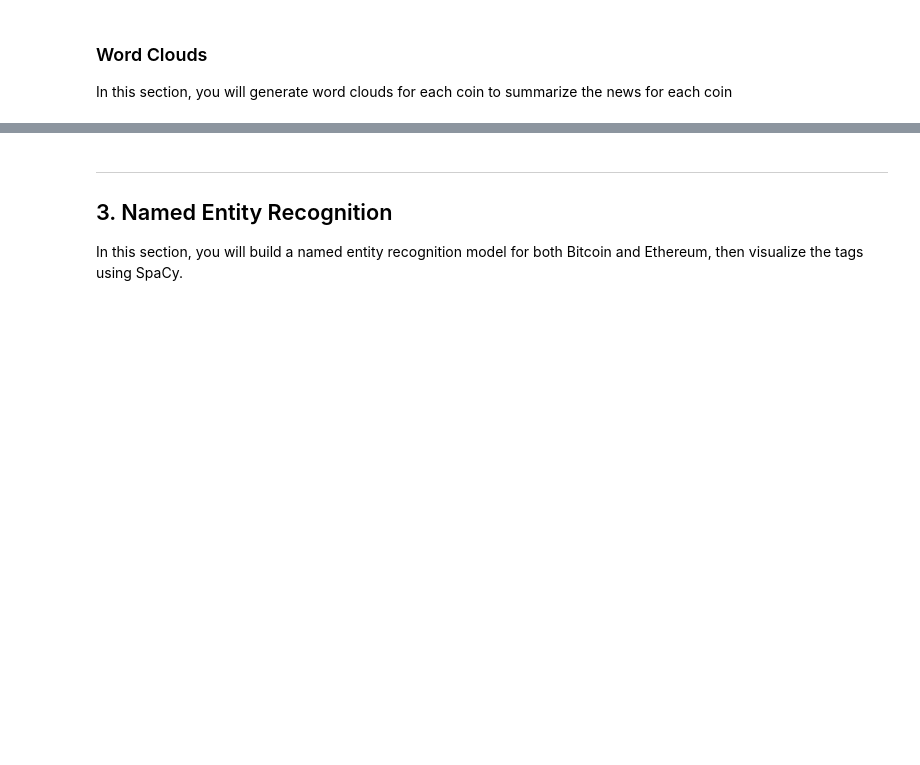
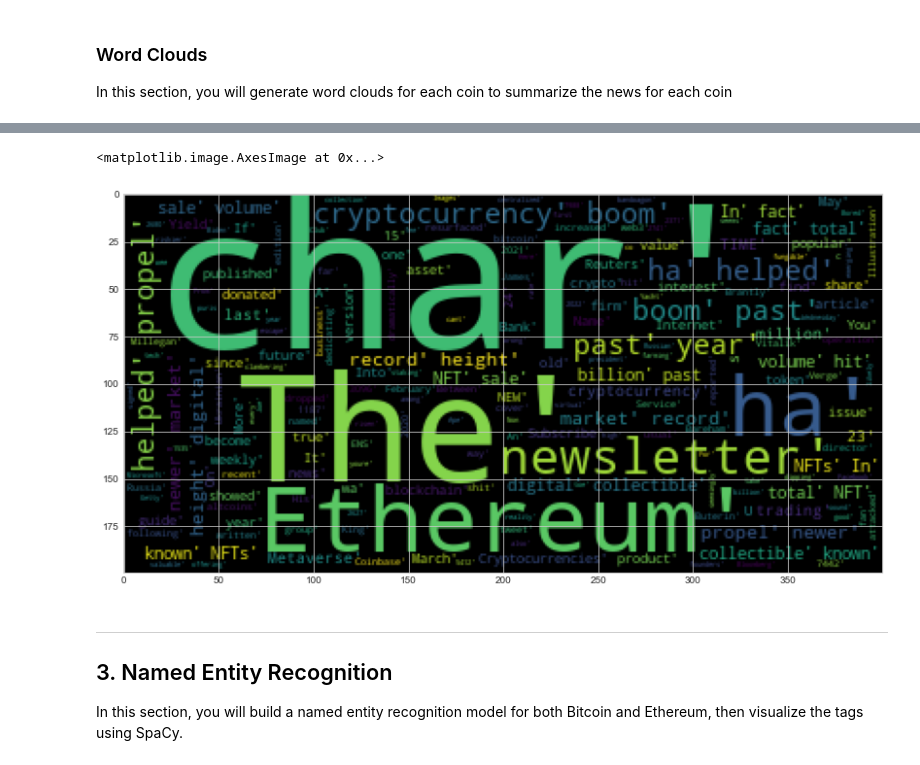
Before and after one commit to muramemory/Fintech-NLP, a Jupyter notebook: Code/crypto_sentiment.ipynb, the cells around one changed output, grey strips where cells are left out. Drawn from its saved outputs; the diff is of its cells as text; code cells hidden in the pictures; blank space fills up the shorter version.

```diff
--- a/Code/crypto_sentiment.ipynb
+++ b/Code/crypto_sentiment.ipynb
@@ -302,22 +302,22 @@ lemmatizer = WordNetLemmatizer()
 # Create a list of stopwords
 # YOUR CODE HERE!
 
-mystopwords = ['said', 'sent', 'found', 'including', 'today', 'announced', 'week', 'basically', 'also']
+# mystopwords = ['said', 'sent', 'found', 'including', 'today', 'announced', 'week', 'basically', 'also', 'and', 'a']
 
 # Create a list of stopwords
-stop = stopwords.words('english')
+sw = stopwords.words('english')
 
 # Expand the default stopwords list if necessary
-stop.append("u")
-stop.append("it")
-stop.append("!")
-stop.append("(")
-stop.append(")")
-stop.append("/")
-stop.append("/")
-stop.append("-")
+sw.append("u")
+sw.append("it")
+sw.append("!")
+sw.append("(")
+sw.append(")")
+sw.append("/")
+sw.append("/")
+sw.append("-")
 
-stop = set(stop)
+sw = set(stop)
 
 
 # Expand the default stopwords list if necessary
@@ -347,12 +347,9 @@ def tokenizer(text):
     words = list(filter(lambda w: w.lower(), words))
 
     # Remove the stop words
-    output = [word for word in ['description'] if not word in stopwords.words()]
+    output = [word for word in words if not word in sw]
 
-    # # Lowercase
-    # output = [word.lower() for word in ['description'] if word.lower() not in words]
-
-    return words
+    return output
 # %%
 # Create a new tokens column for Bitcoin
 # YOUR CODE HERE!
@@ -550,3 +521,14 @@ mpl.rcParams['figure.figsize'] = [20.0, 10.0]
+# %%
+# Generate the Ethereum word cloud
+# YOUR CODE HERE!
+token_text_df_eth = ethereum_en_df['token_text']
+ethereum_token_text = ' '.join(str(e) for e in token_text_df_eth)
+wc_ethereum = WordCloud().generate(ethereum_token_text)
+plt.figure( figsize=(14,8) )
+plt.imshow(wc_ethereum)
+# %% [output]
+<matplotlib.image.AxesImage at 0x...>
+[figure, added]
 # %% [markdown]
 ---
 ## 3. Named Entity Recognition
```
Also changed, not shown: parts of 25 cells of this notebook, 7 other files.
